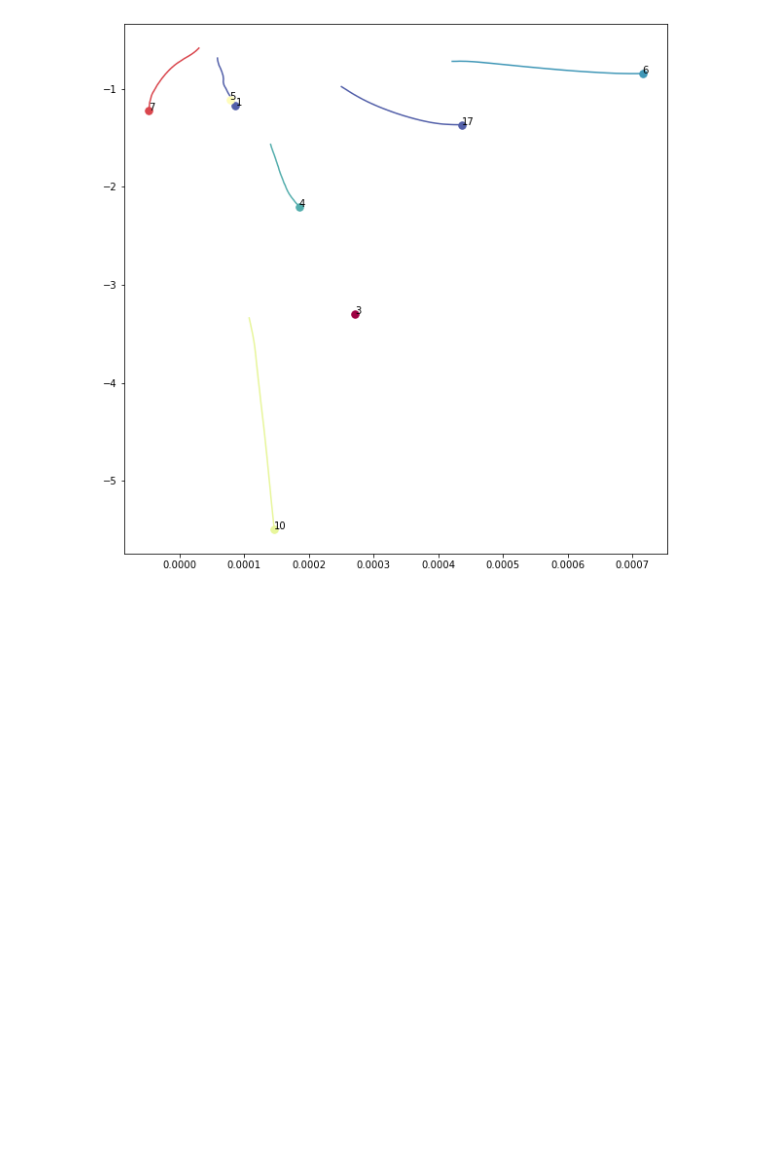
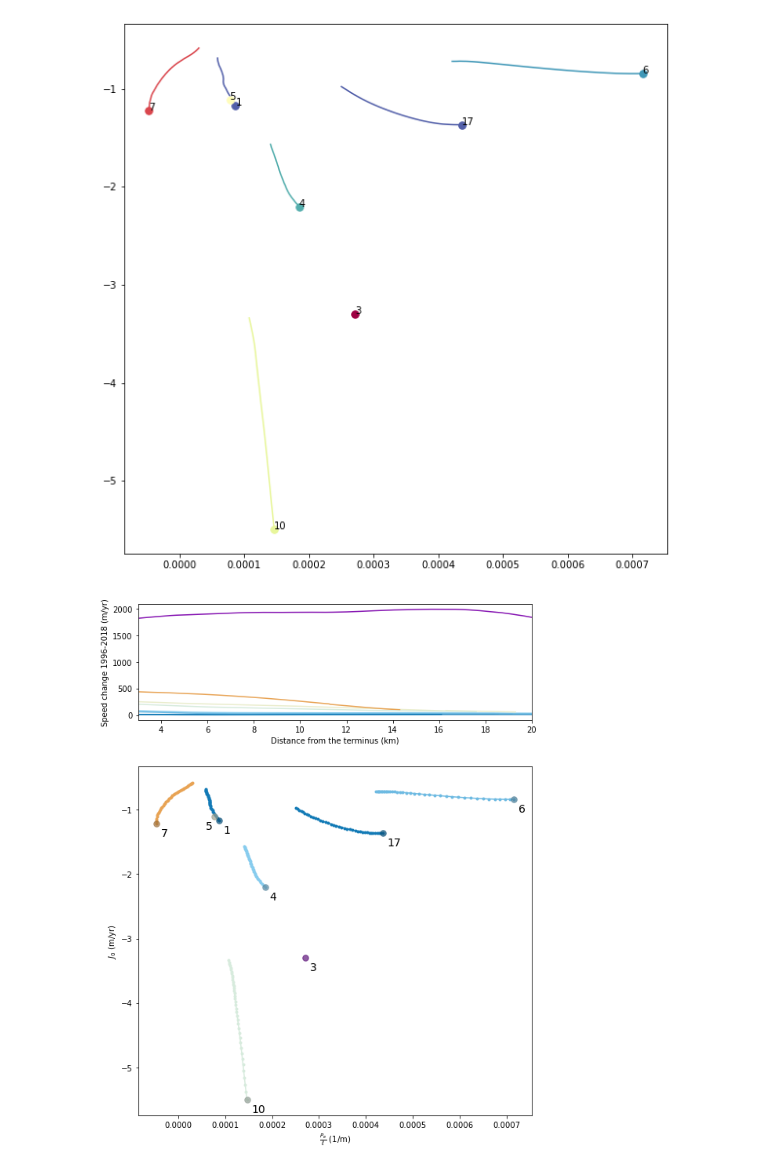
Before and after one commit to whyjz/pejzero, a Jupyter notebook: workflows/Pe-J0-Austfonna-SingleBasin.ipynb, the cells around one changed output. Saved outputs shown, nothing was run; the diff lists cells and outputs as text; code cells hidden in the pictures; blank space fills up the shorter version.

```diff
--- a/workflows/Pe-J0-Austfonna-SingleBasin.ipynb
+++ b/workflows/Pe-J0-Austfonna-SingleBasin.ipynb
@@ -166,3 +242,47 @@ for key in mega_results:
 204.9659328615763
 14.045791048344565
 [figure]
+# %%
+colors = np.array([[5,113,176,255],
+                   [171,229,255,255],
+                   [255,240,189,255],
+                   [222,130,38,255],
+                   [202,0,32,255],
+                   [220,22,177,255],
+                   [132,17,177,255]])
+colors = colors / 255
+nodes = (np.array([-500, -300, 100, 500, 1500, 2500, 3500]) + 500) / 4000
+mycmap = LinearSegmentedColormap.from_list("mycmap", list(zip(nodes, colors)))
+# %%
+fig, ax4 = plt.subplots(2, 1, gridspec_kw={'height_ratios': [1, 3]}, figsize=(9, 12))
+# fig.tight_layout()
+for key in mega_results:
+    z_max = np.nanmax(mega_results[key]['avg']['udiff_sm'])
+    z_min = np.nanmin(mega_results[key]['avg']['udiff_sm'])
+    z_value = z_max if abs(z_max) > abs(z_min) else z_min
+    # z_value_scaled = (z_value + 500) / 4000
+    z_value_scaled = z_value / 2000
+    rgba = mycmap(z_value_scaled)
+    rgba2 = np.array(rgba) / 1.5
+    # ax1[0].plot(mega_results[key]['avg']['d'], mega_results[key]['avg']['pe_ignore_dslope'], color=rgba)    # color=burd(linecolor)
+    # ax1[0].set_ylim([-0.002, 0.002])
+    ax4[0].plot(mega_results[key]['avg']['d'], mega_results[key]['avg']['udiff_sm'], color=rgba)
+    ax4[0].set_xlim([3, 20])
+    ax4[0].set_xlabel('Distance from the terminus (km)')
+    ax4[0].set_ylabel('Speed change 1996-2018 (m/yr)')
+    ax4[1].plot(mega_results[key]['avg']['pe_ignore_dslope'][:100], mega_results[key]['avg']['j0_ignore_dslope'][:100], color=rgba)
+    ax4[1].plot(mega_results[key]['avg']['pe_ignore_dslope'][:100], mega_results[key]['avg']['j0_ignore_dslope'][:100], '.', color=rgba, markersize=6)
+    ax4[1].plot(next(x for x in mega_results[key]['avg']['pe_ignore_dslope'] if not np.isnan(x)),
+                next(x for x in mega_results[key]['avg']['j0_ignore_dslope'] if not np.isnan(x)), '.', color=rgba2, markersize=15)
+    ax4[1].set_xlabel(r'$\frac{P_e}{\ell}$ (1/m)')
+    ax4[1].set_ylabel(r'$J_0$ (m/yr)')
+    if key == 5:
+        ax4[1].text(next(x for x in mega_results[key]['avg']['pe_ignore_dslope'] if not np.isnan(x)) - 0.00002,
+                    next(x for x in mega_results[key]['avg']['j0_ignore_dslope'] if not np.isnan(x)) - 0.2, str(key), size=14) # , color=rgba, markersize=15)
+    else:
+        ax4[1].text(next(x for x in mega_results[key]['avg']['pe_ignore_dslope'] if not np.isnan(x)) + 0.00001,
+                    next(x for x in mega_results[key]['avg']['j0_ignore_dslope'] if not np.isnan(x)) - 0.2, str(key), size=14) # , color=rgba, markersize=15)
+
+fig.savefig('Fig4.png')
+# %% [output]
+[figure, added]
```
Also changed, not shown: parts of 3 cells of this notebook, 1 other file.
